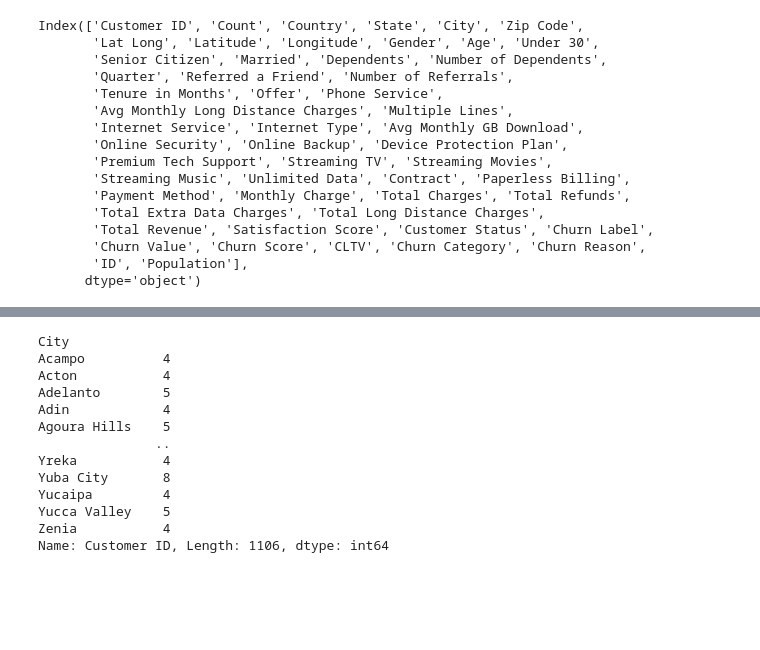
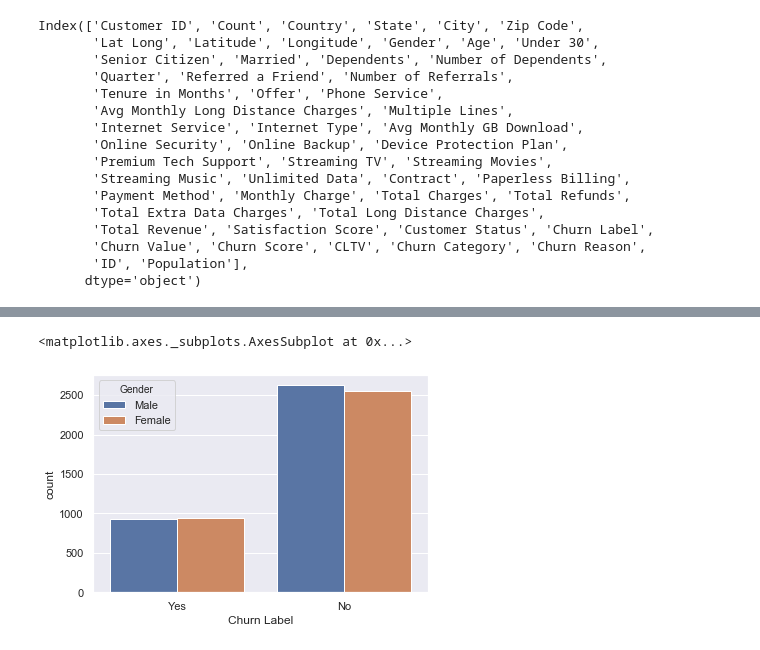
Before and after one commit to KrithikaShankar/SharpestMinds-DataScience-Project, a Jupyter notebook: Telecom Customer Churn Prediction .ipynb, the cells around one changed output, grey strips where cells are left out. Saved outputs shown, nothing was run; the diff lists cells and outputs as text; code cells hidden in the pictures; blank space fills up the shorter version.

```diff
--- a/Telecom Customer Churn Prediction .ipynb
+++ b/Telecom Customer Churn Prediction .ipynb
@@ -153,16 +198,5 @@ sns.countplot('Churn Label',hue="Customer Status", data= final_telco_df)
-# %%
-final_telco_df.groupby('City')['Customer ID'].count()
-# %% [output]
-City
-Acampo          4
-Acton           4
-Adelanto        5
-Adin            4
-Agoura Hills    5
-               ..
-Yreka           4
-Yuba City       8
-Yucaipa         4
-Yucca Valley    5
-Zenia           4
-Name: Customer ID, Length: 1106, dtype: int64
+# %%
+sns.countplot('Churn Label',hue="Gender", data= final_telco_df)
+# %% [output]
+<matplotlib.axes._subplots.AxesSubplot at 0x...>
+[figure, added]
```
Also changed, not shown: parts of 52 cells of this notebook.
